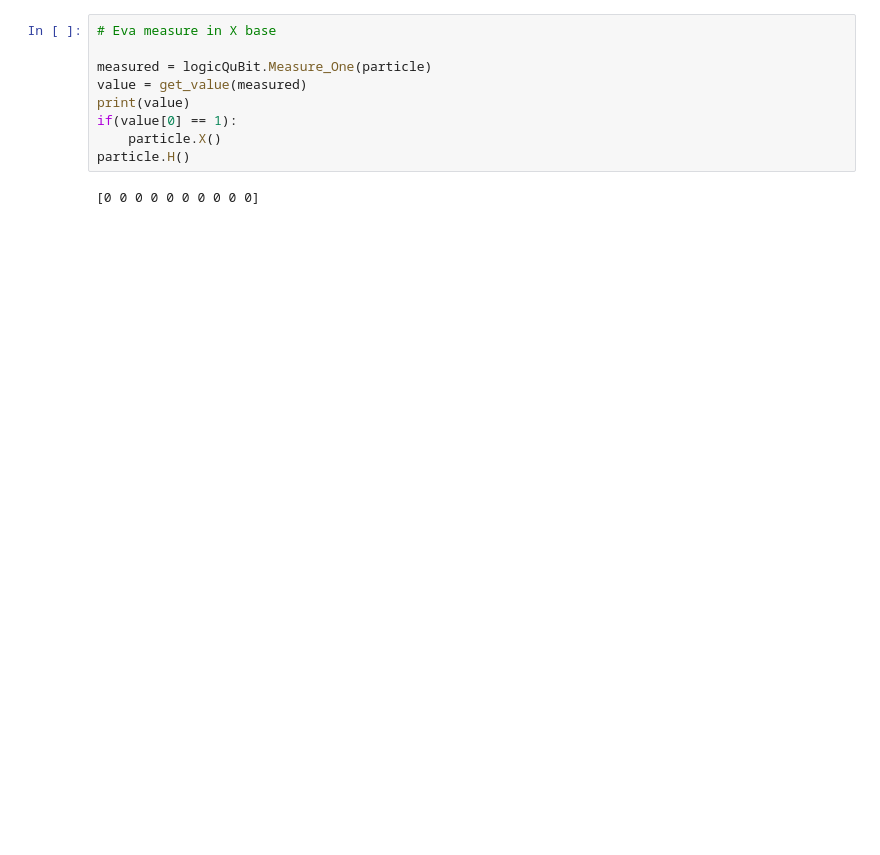
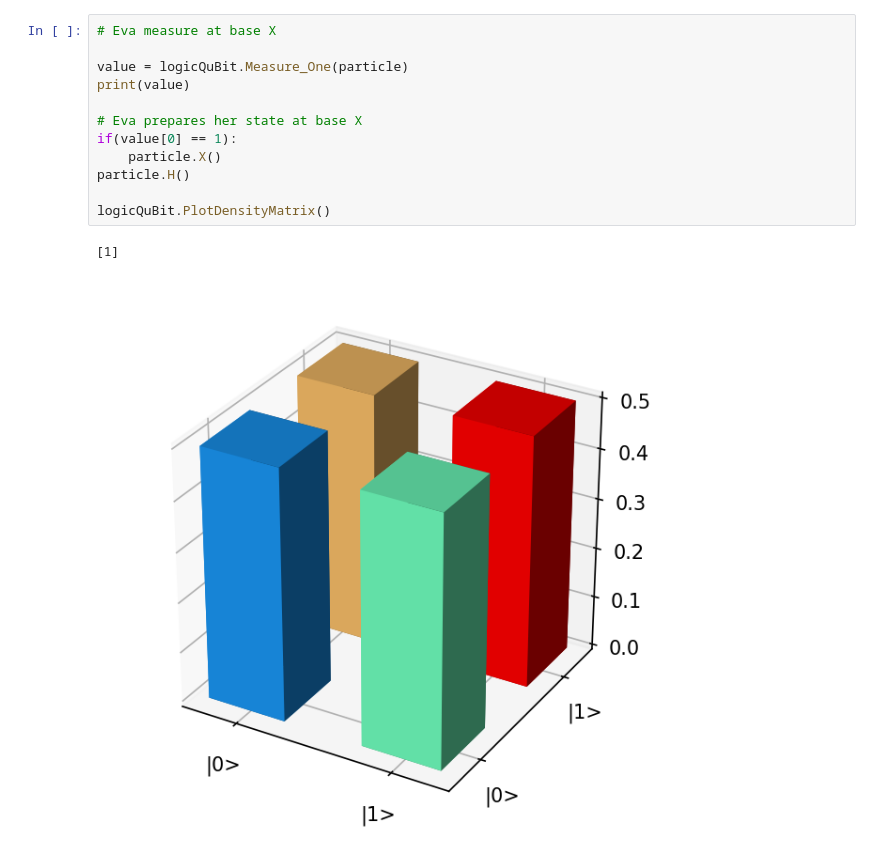
Before and after one commit to clnrp/logicqubit-algorithms, a Jupyter notebook: BB84.ipynb, the cells around one changed output. Drawn from its saved outputs; the diff is of its cells as text; blank space fills up the shorter version.

```diff
--- a/BB84.ipynb
+++ b/BB84.ipynb
@@ -21,12 +17,16 @@ particle.X()
 # %%
-# Eva measure in X base
+# Eva measure at base X
 
-measured = logicQuBit.Measure_One(particle)
-value = get_value(measured)
+value = logicQuBit.Measure_One(particle)
 print(value)
+
+# Eva prepares her state at base X
 if(value[0] == 1):
     particle.X()
 particle.H()
+
+logicQuBit.PlotDensityMatrix()
 # %% [output]
-[0 0 0 0 0 0 0 0 0 0]
+[1]
+[figure, added]
 # %%
```
Also changed, not shown: parts of 5 cells of this notebook.
